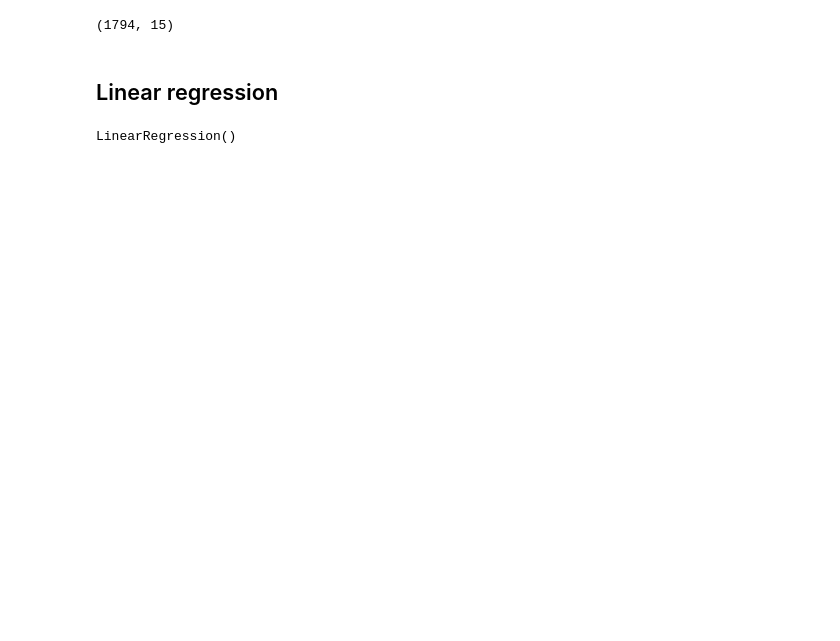
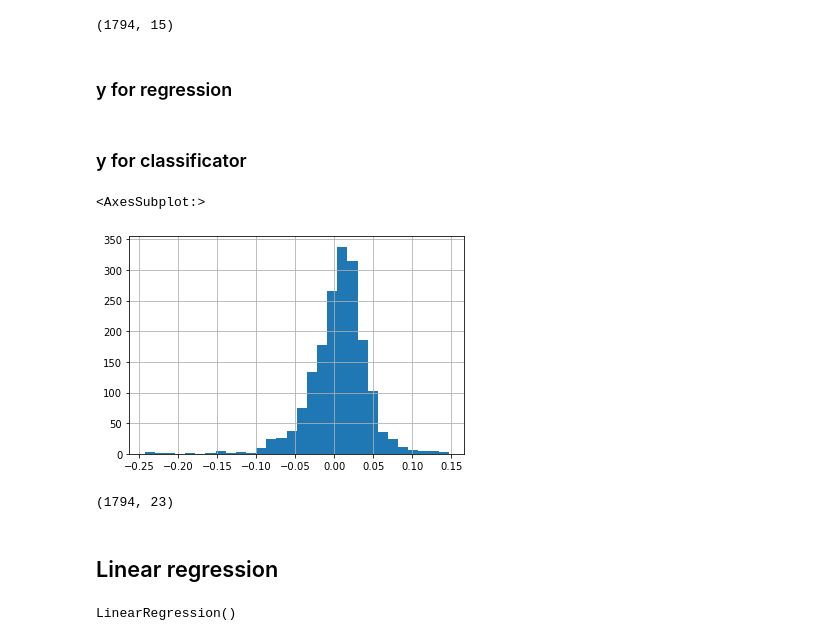
Before and after one commit to kirilgravis/Investment_sentiment, a Jupyter notebook: Main_notebook.ipynb, the cells around one changed output. Cells and saved outputs as stored; diff of their text form; code cells hidden in the pictures; blank space fills up the shorter version.

```diff
--- a/Main_notebook.ipynb
+++ b/Main_notebook.ipynb
@@ -109,3 +113,5 @@ days_for_test = 1
 # Split the data into training/testing sets
 X_train = X[:-days_for_test]
 X_test = X[-days_for_test:]
+# %% [markdown]
+### y for regression
@@ -113,3 +122,14 @@ X_test = X[-days_for_test:]
 # Split the targets into training/testing sets
 y_train = y[:-days_for_test]
 y_test = y[-days_for_test:]
+# %% [markdown]
+### y for classificator
+# %%
+df['S&P500_4_Week_forward'].hist(bins=30)
+# %% [output]
+<AxesSubplot:>
+[figure, added]
+# %%
+df.shape
+# %% [output]
+(1794, 23)
```
Also changed, not shown: parts of 59 cells of this notebook, 3 other files.
